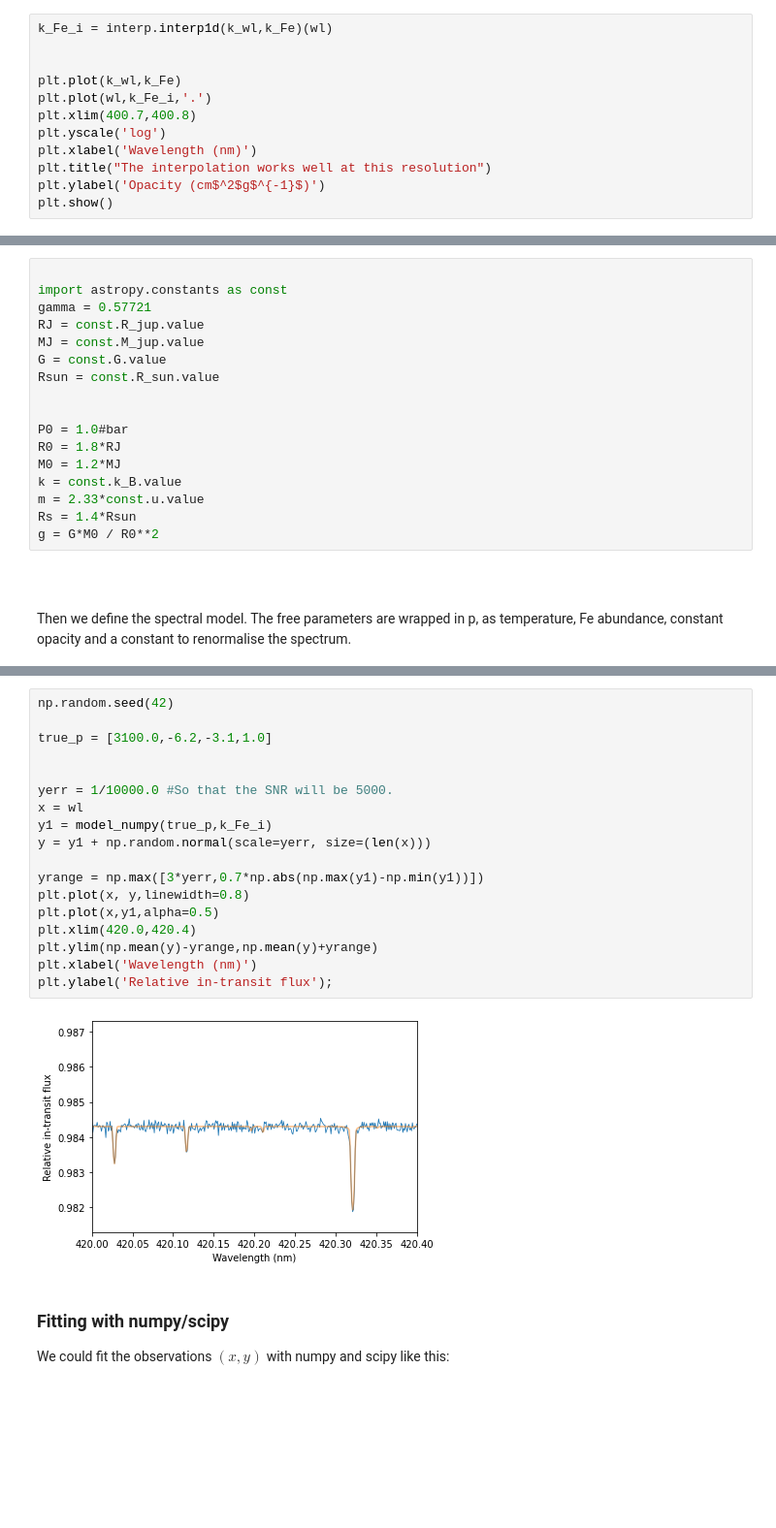
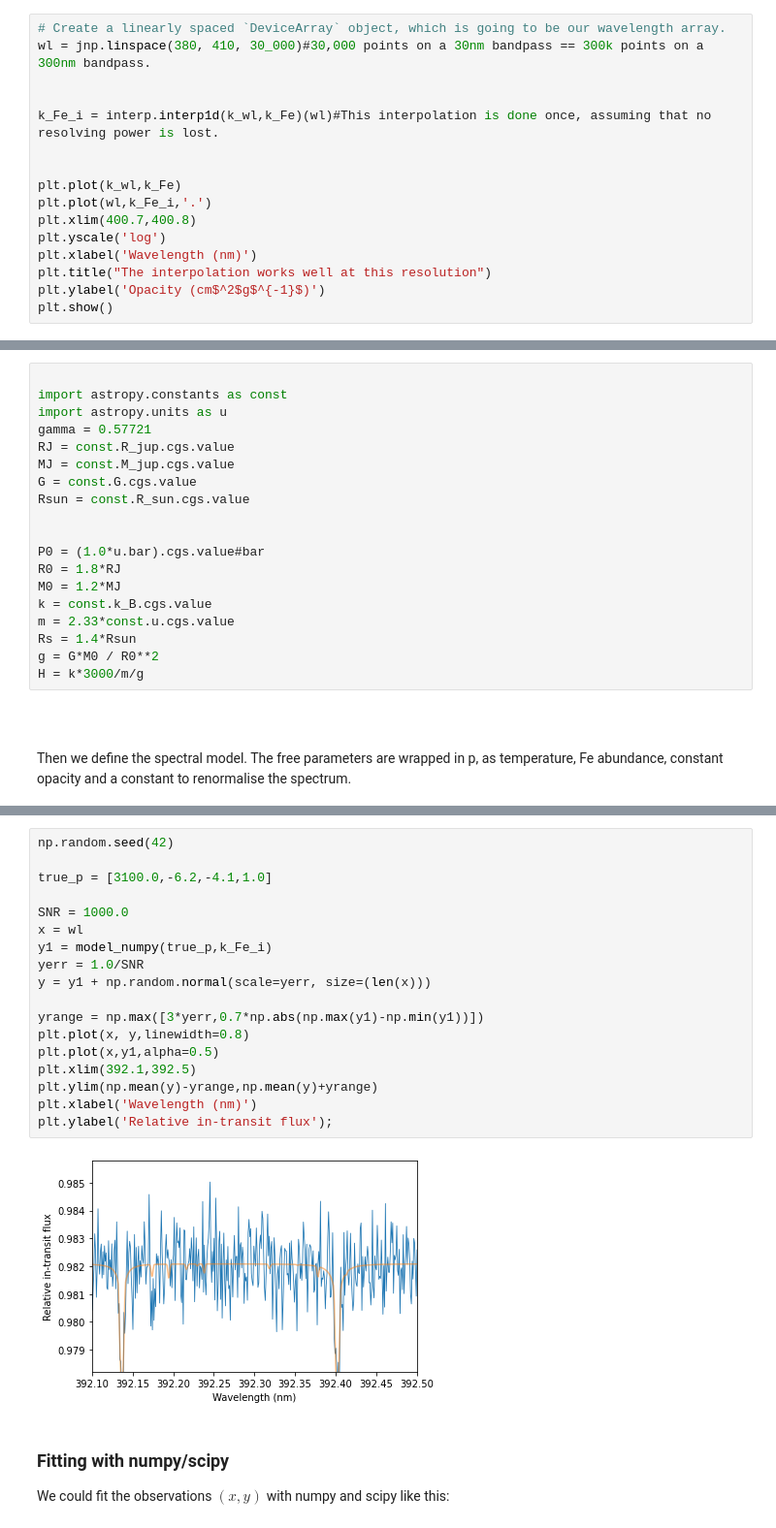
Before and after one commit to Hoeijmakers/jax-hires-coffee, a Jupyter notebook: hires-demo.ipynb, the cells around one changed output, grey strips where cells are left out. Shown at 97% size. Drawn from its saved outputs; the diff is of its cells as text; blank space fills up the shorter version.

```diff
--- a/hires-demo.ipynb
+++ b/hires-demo.ipynb
@@ -44,7 +62,11 @@ Text(0, 0.5, 'Opacity (cm$^2$g$^{-1}$)')
 # %% [markdown]
 ### Interpolating the opacity function onto the data wavelength array.
 # %%
-k_Fe_i = interp.interp1d(k_wl,k_Fe)(wl)
+# Create a linearly spaced `DeviceArray` object, which is going to be our wavelength array.
+wl = jnp.linspace(380, 410, 30_000)#30,000 points on a 30nm bandpass == 300k points on a 300nm bandpass.
+
+
+k_Fe_i = interp.interp1d(k_wl,k_Fe)(wl)#This interpolation is done once, assuming that no resolving power is lost.
 
 
 plt.plot(k_wl,k_Fe)
@@ -65,20 +87,22 @@ First wefine a bunch of constants:
 # %%
 
 import astropy.constants as const
+import astropy.units as u
 gamma = 0.57721
-RJ = const.R_jup.value
-MJ = const.M_jup.value
-G = const.G.value
-Rsun = const.R_sun.value
+RJ = const.R_jup.cgs.value
+MJ = const.M_jup.cgs.value
+G = const.G.cgs.value
+Rsun = const.R_sun.cgs.value
 
 
-P0 = 1.0#bar
+P0 = (1.0*u.bar).cgs.value#bar
 R0 = 1.8*RJ
 M0 = 1.2*MJ
-k = const.k_B.value
-m = 2.33*const.u.value
+k = const.k_B.cgs.value
+m = 2.33*const.u.cgs.value
 Rs = 1.4*Rsun
 g = G*M0 / R0**2
+H = k*3000/m/g
 # %% [markdown]
 
 <br>
@@ -105,23 +131,23 @@ Now we turn this into data:
 # %%
 np.random.seed(42)
 
-true_p = [3100.0,-6.2,-3.1,1.0]
+true_p = [3100.0,-6.2,-4.1,1.0]
 
-
-yerr = 1/10000.0 #So that the SNR will be 5000.
+SNR = 1000.0
 x = wl
 y1 = model_numpy(true_p,k_Fe_i)
+yerr = 1.0/SNR
 y = y1 + np.random.normal(scale=yerr, size=(len(x)))
 
 yrange = np.max([3*yerr,0.7*np.abs(np.max(y1)-np.min(y1))])
 plt.plot(x, y,linewidth=0.8)
 plt.plot(x,y1,alpha=0.5)
-plt.xlim(420.0,420.4)
+plt.xlim(392.1,392.5)
 plt.ylim(np.mean(y)-yrange,np.mean(y)+yrange)
 plt.xlabel('Wavelength (nm)')
 plt.ylabel('Relative in-transit flux');
 # %% [output]
-[figure, old version]
+[figure, new version]
 # %% [markdown]
 ### Fitting with numpy/scipy
 
```
Also changed, not shown: parts of 20 cells of this notebook, 1 other file.
